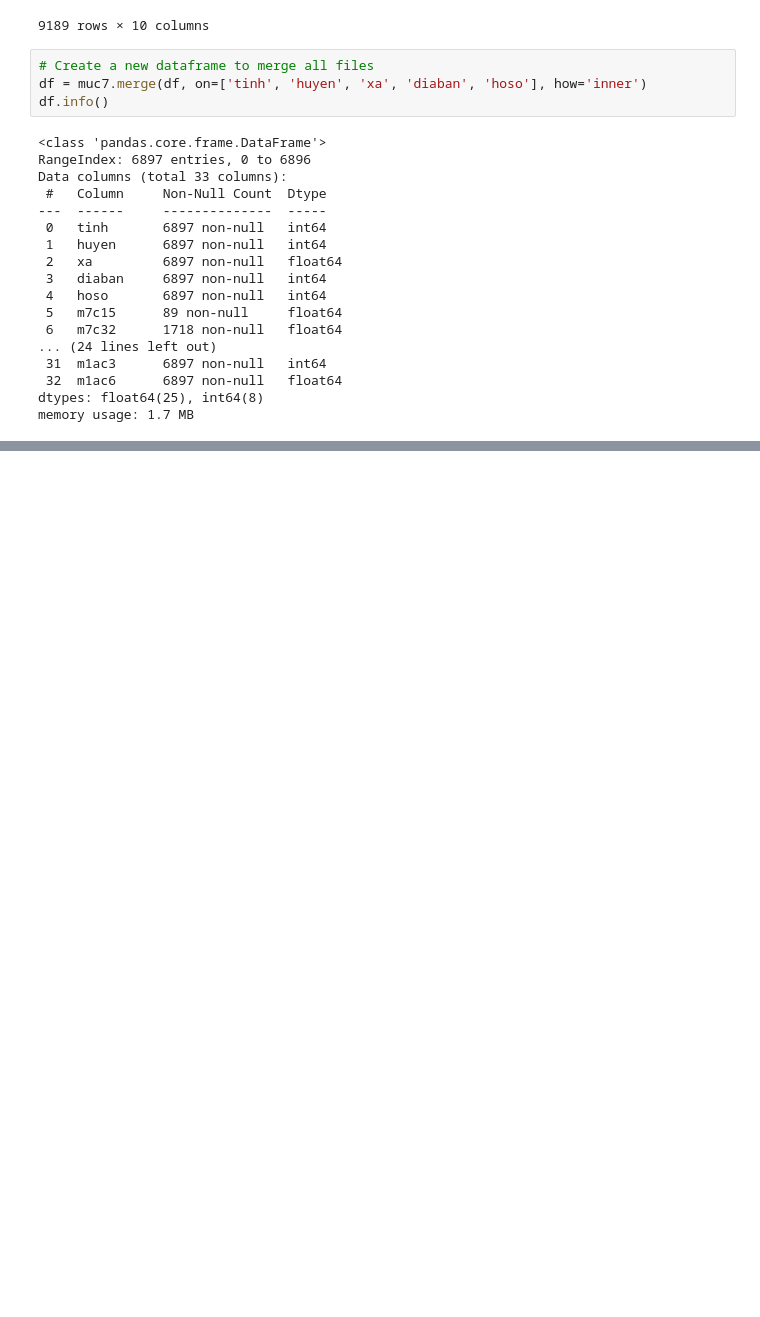
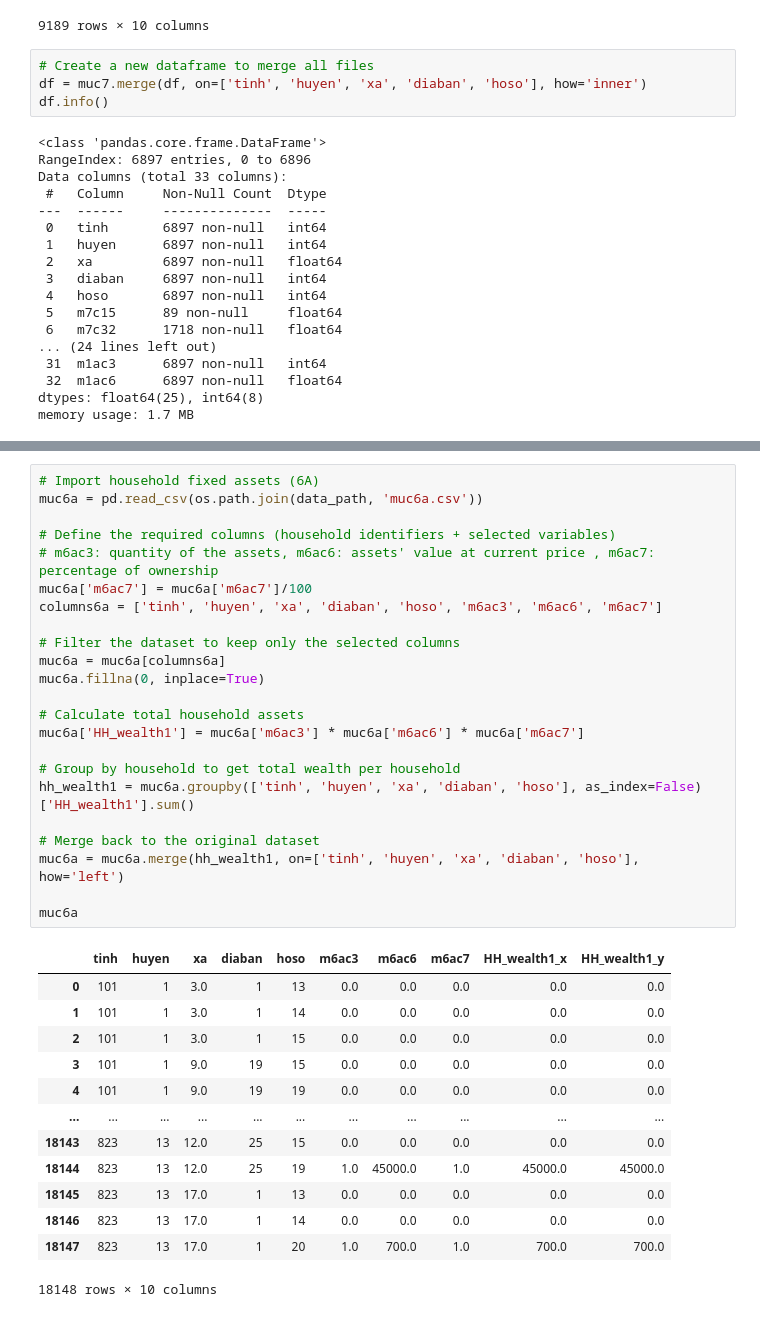
Before and after one commit to Thuan509/Dynamic-Macroeconomics, a Jupyter notebook: PS2_Code/Household Model/data_process.ipynb, the cells around one changed output, grey strips where cells are left out. Drawn from its saved outputs; the diff is of its cells as text; blank space fills up the shorter version.

```diff
--- a/PS2_Code/Household Model/data_process.ipynb
+++ b/PS2_Code/Household Model/data_process.ipynb
@@ -555,0 +502,37 @@ KeyError: 'HH_Income'
+# %%
+# Import household fixed assets (6A)
+muc6a = pd.read_csv(os.path.join(data_path, 'muc6a.csv'))
+
+# Define the required columns (household identifiers + selected variables)
+# m6ac3: quantity of the assets, m6ac6: assets' value at current price , m6ac7: percentage of ownership
+muc6a['m6ac7'] = muc6a['m6ac7']/100
+columns6a = ['tinh', 'huyen', 'xa', 'diaban', 'hoso', 'm6ac3', 'm6ac6', 'm6ac7']
+
+# Filter the dataset to keep only the selected columns
+muc6a = muc6a[columns6a]
+muc6a.fillna(0, inplace=True)
+
+# Calculate total household assets
+muc6a['HH_wealth1'] = muc6a['m6ac3'] * muc6a['m6ac6'] * muc6a['m6ac7']
+
+# Group by household to get total wealth per household
+hh_wealth1 = muc6a.groupby(['tinh', 'huyen', 'xa', 'diaban', 'hoso'], as_index=False)['HH_wealth1'].sum()
+
+# Merge back to the original dataset
+muc6a = muc6a.merge(hh_wealth1, on=['tinh', 'huyen', 'xa', 'diaban', 'hoso'], how='left')
+
+muc6a
+# %% [output]
+|  | tinh | huyen | xa | diaban | hoso | m6ac3 | m6ac6 | m6ac7 | HH_wealth1_x | HH_wealth1_y |
+| 0 | 101 | 1 | 3.0 | 1 | 13 | 0.0 | 0.0 | 0.0 | 0.0 | 0.0 |
+| 1 | 101 | 1 | 3.0 | 1 | 14 | 0.0 | 0.0 | 0.0 | 0.0 | 0.0 |
+| 2 | 101 | 1 | 3.0 | 1 | 15 | 0.0 | 0.0 | 0.0 | 0.0 | 0.0 |
+| 3 | 101 | 1 | 9.0 | 19 | 15 | 0.0 | 0.0 | 0.0 | 0.0 | 0.0 |
+| 4 | 101 | 1 | 9.0 | 19 | 19 | 0.0 | 0.0 | 0.0 | 0.0 | 0.0 |
+| ... | ... | ... | ... | ... | ... | ... | ... | ... | ... | ... |
+| 18143 | 823 | 13 | 12.0 | 25 | 15 | 0.0 | 0.0 | 0.0 | 0.0 | 0.0 |
+| 18144 | 823 | 13 | 12.0 | 25 | 19 | 1.0 | 45000.0 | 1.0 | 45000.0 | 45000.0 |
+| 18145 | 823 | 13 | 17.0 | 1 | 13 | 0.0 | 0.0 | 0.0 | 0.0 | 0.0 |
+| 18146 | 823 | 13 | 17.0 | 1 | 14 | 0.0 | 0.0 | 0.0 | 0.0 | 0.0 |
+| 18147 | 823 | 13 | 17.0 | 1 | 20 | 1.0 | 700.0 | 1.0 | 700.0 | 700.0 |
+18148 rows × 10 columns
```
Also changed, not shown: parts of 13 cells of this notebook, 38 other files.
